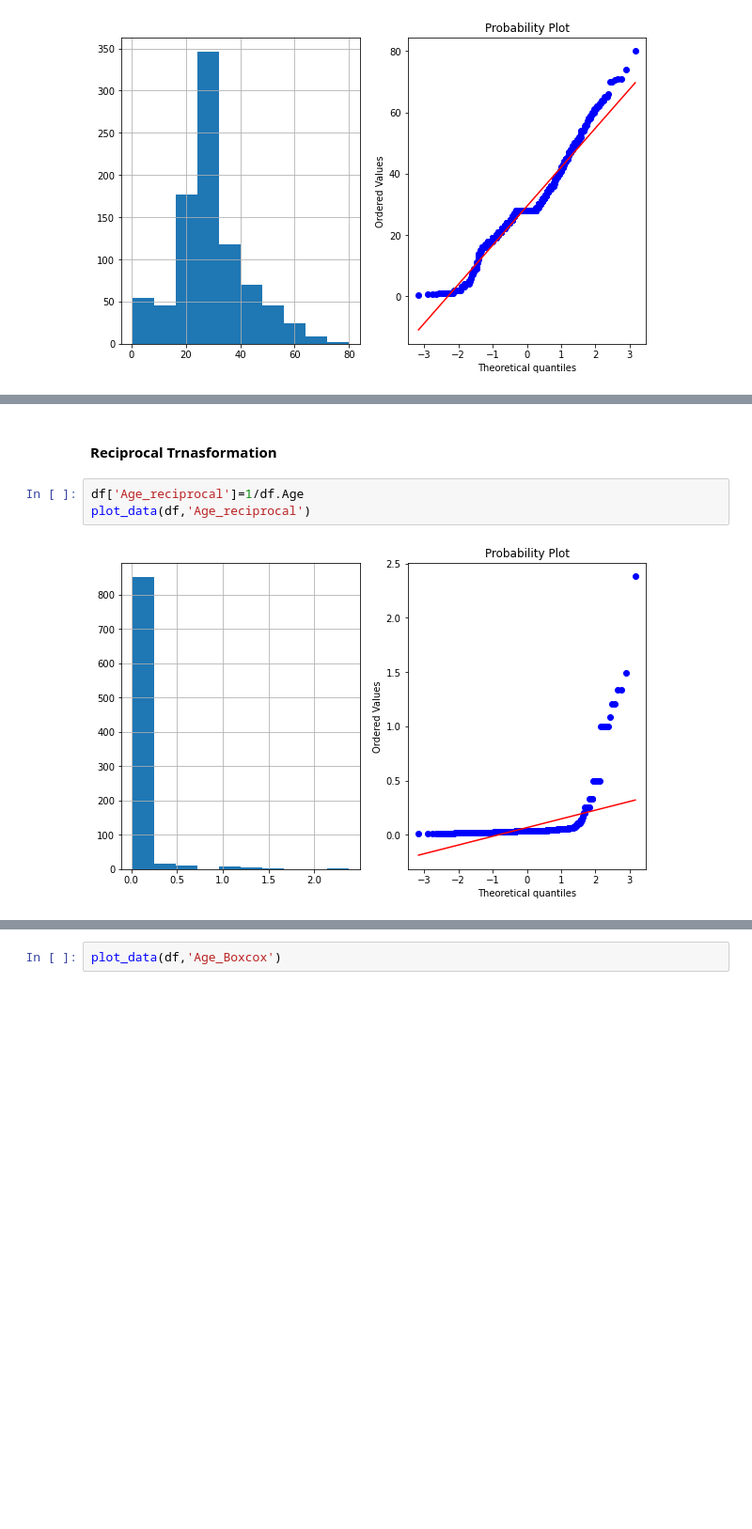
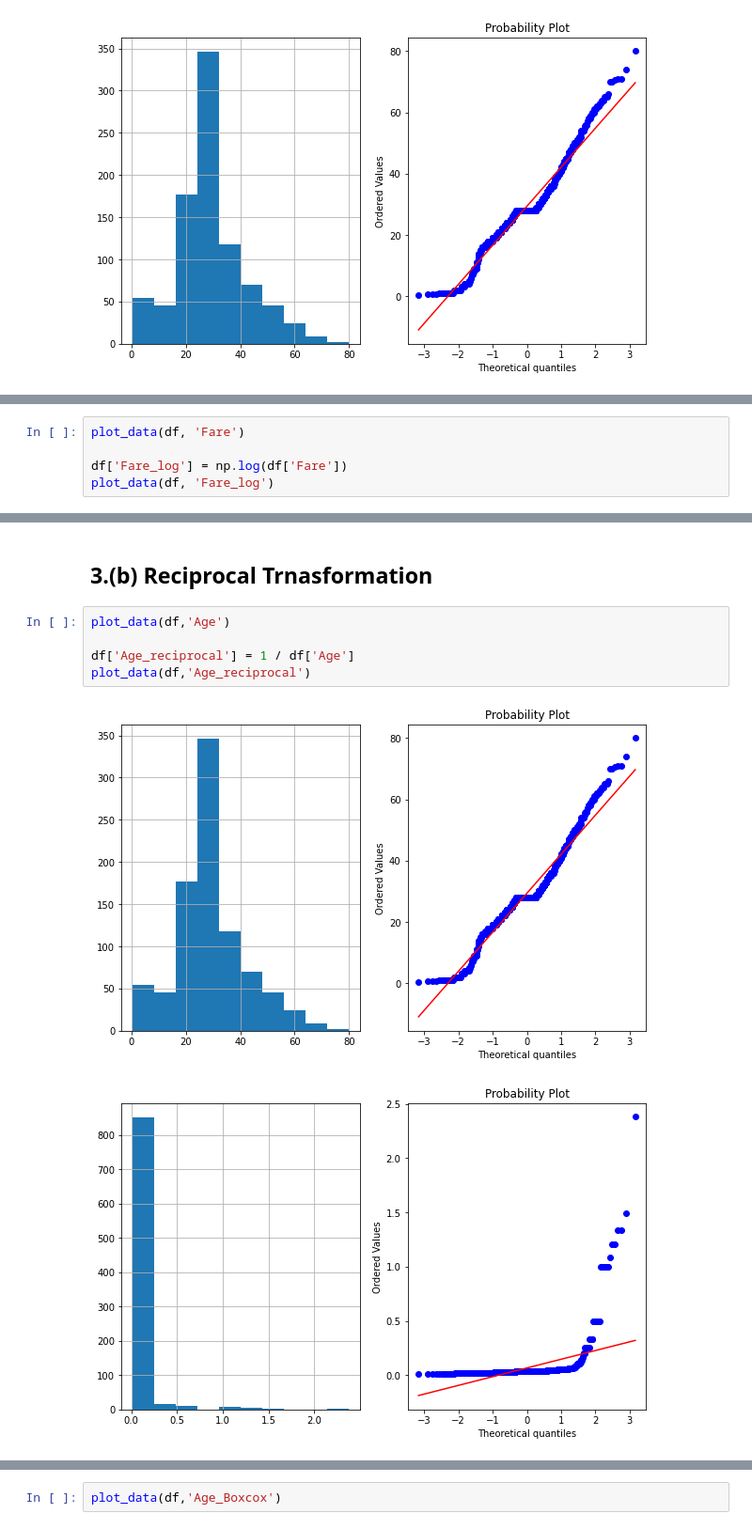
Before and after one commit to ikaushikpal/Feature-Engineering-ML, a Jupyter notebook: techniques with code/more categorical encodings and transformation methods.ipynb, the cells around one changed output, grey strips where cells are left out. Shown: that part at 94% size. Cells and saved outputs as stored; diff of their text form; blank space fills up the shorter version.

```diff
--- a/techniques with code/more categorical encodings and transformation methods.ipynb
+++ b/techniques with code/more categorical encodings and transformation methods.ipynb
@@ -422,0 +533,5 @@ plot_data(df,'Age')
+# %%
+plot_data(df, 'Fare')
+
+df['Fare_log'] = np.log(df['Fare'])
+plot_data(df, 'Fare_log')
@@ -429,7 +550,10 @@ plot_data(df,'Age_log')
 # %% [markdown]
-#### Reciprocal Trnasformation
+## 3.(b) Reciprocal Trnasformation
 # %%
-df['Age_reciprocal']=1/df.Age
+plot_data(df,'Age')
+
+df['Age_reciprocal'] = 1 / df['Age']
 plot_data(df,'Age_reciprocal')
 # %% [output]
-[figure, old version]
+[figure, new version]
+[figure, added]
```
Also changed, not shown: parts of 67 cells of this notebook, 1 other file.
